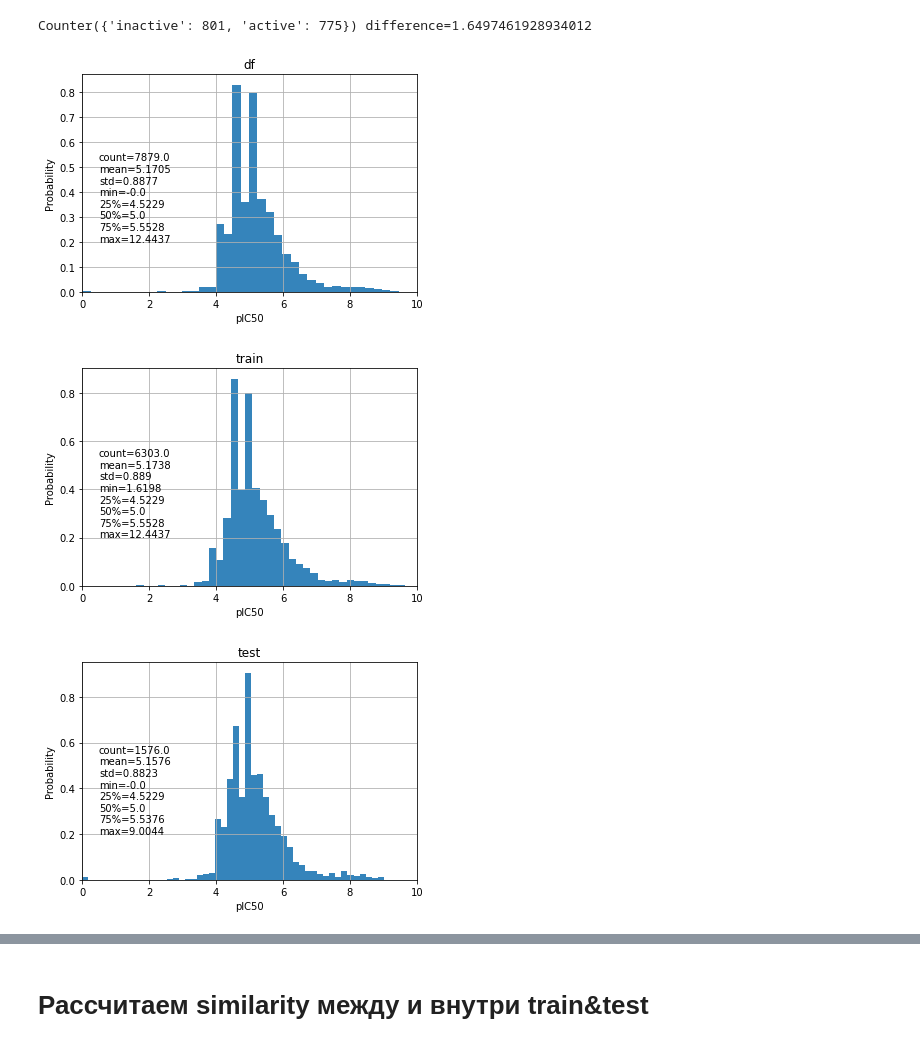
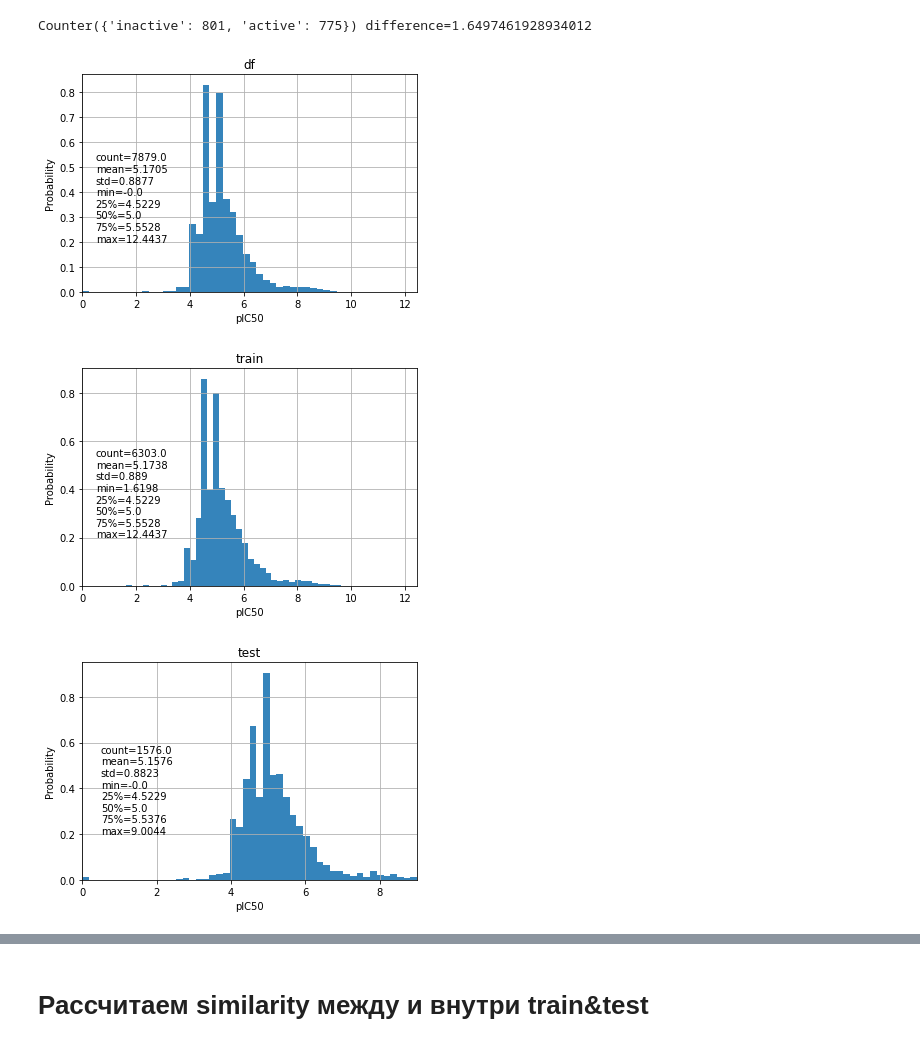
Before and after one commit to ElinaSmall/hERG_model, a Jupyter notebook: notebooks/002.0-smolkina-similatity-herg.ipynb, the cells around one changed output, grey strips where cells are left out. Saved outputs shown, nothing was run; the diff lists cells and outputs as text; code cells hidden in the pictures.

```diff
--- a/notebooks/002.0-smolkina-similatity-herg.ipynb
+++ b/notebooks/002.0-smolkina-similatity-herg.ipynb
@@ -36,6 +36,8 @@ from tqdm import tqdm
 df1 = PandasTools.LoadSDF('herg_smaller_right.sdf',molColName='ROMol')
 # %%
 df1["pIC50"] = df1["pIC50"].astype({"pIC50": float})
+# %%
+df1["MW"] = df1["MW"].astype({"MW": float})
 # %%
 df1["class"] = df1["class"].astype({"class": int})
 # %% [markdown]
@@ -83,28 +85,28 @@ Counter({'inactive': 801, 'active': 775}) difference=1.6497461928934012
 # %%
 # разница почти сохраняется в % после деления на трэйн и тест.
 # %%
-def plot_pIC50(df1, name):
+def plot_pIC50(df1, name, value):
     # функция для построения распределения по значению pIC50
-    c,me,std,mi,procent1, procent2, procent3, ma = df1["pIC50"].describe().round(4)
-    n, bins, patches = plt.hist(df1["pIC50"], 50, density=True, alpha=0.9)
+    c,me,std,mi,procent1, procent2, procent3, ma = df1[value].describe().round(4)
+    n, bins, patches = plt.hist(df1[value], 50, density=True, alpha=0.9)
 
-    plt.xlabel('pIC50')
+    plt.xlabel(value)
     plt.ylabel('Probability')
     plt.title(f'{name}')
-    plt.xlim(0, 10)
+    plt.xlim(0, np.max(df1[value]))
     plt.annotate(f'count={c}\nmean={me}\nstd={std}\nmin={mi}\n25%={procent1}\n50%={procent2}\n75%={procent3}\nmax={ma}', xy=(0.5, 0.2))
     # plt.ylim(0, 1)
     plt.grid(True)
     plt.show()
 # %%
-plot_pIC50(df1, name='df')
+plot_pIC50(df1, name='df', value ='pIC50')
 # %% [output]
-[figure, old version]
+[figure, new version]
 # %%
-plot_pIC50(y_train, name="train")
+plot_pIC50(y_train, name="train", value ='pIC50')
 # %% [output]
-[figure, old version]
+[figure, new version]
 # %%
-plot_pIC50(y_test, name= "test")
+plot_pIC50(y_test, name= "test", value ='pIC50')
 # %% [output]
-[figure, old version]
+[figure, new version]
```
Also changed, not shown: parts of 2 cells of this notebook.
